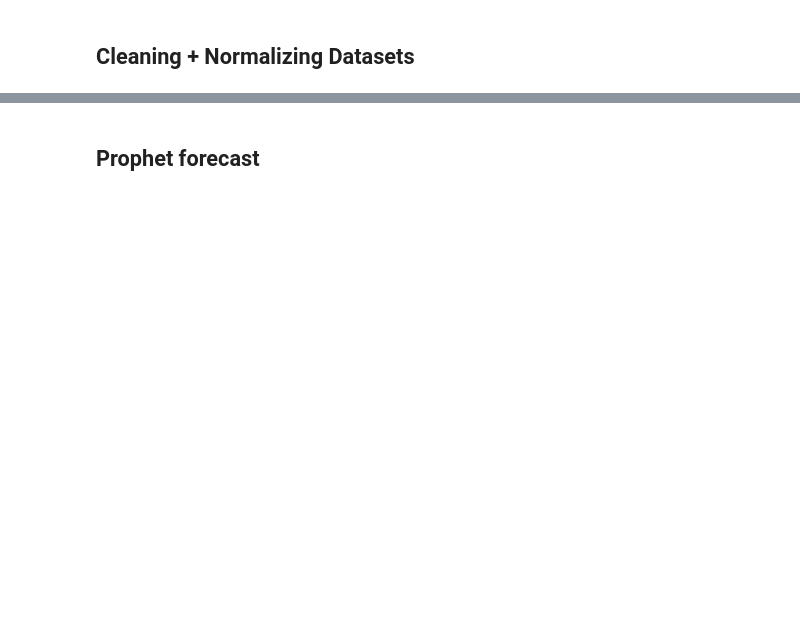
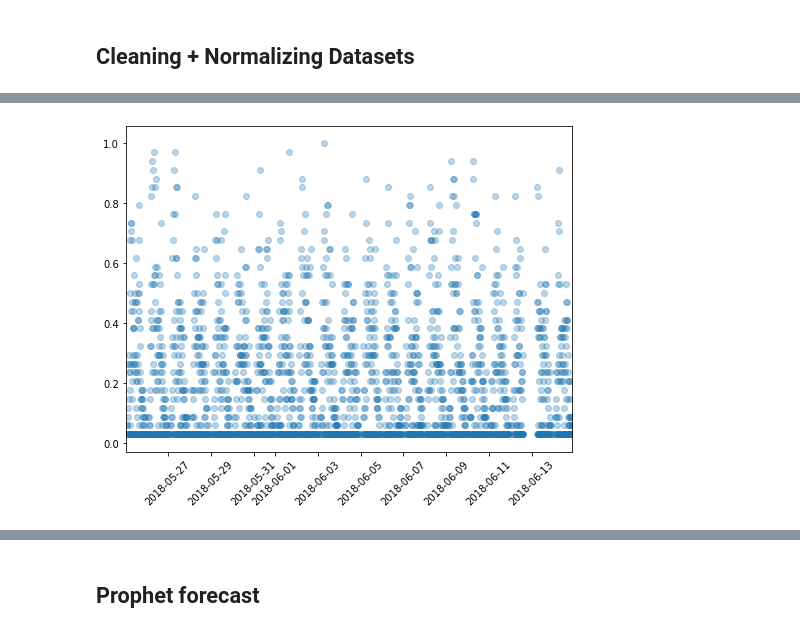
Before and after one commit to netlabufjf/timeseries-forecast, a Jupyter notebook: prophetAnalysis.ipynb, the cells around one changed output, grey strips where cells are left out. Cells and saved outputs as stored; diff of their text form; code cells hidden in the pictures; blank space fills up the shorter version.

```diff
--- a/prophetAnalysis.ipynb
+++ b/prophetAnalysis.ipynb
@@ -116,10 +131,12 @@ plot_time_points(evo_filtered_prophet)
 # %%
 modo_z_scores = stats.zscore(modo_prophet.y)
 abs_modo_z_scores = np.abs(modo_z_scores)
-filtered_modo_entries = (abs_modo_z_scores < 3)
+filtered_modo_entries = (abs_modo_z_scores < 4)
 modo_filtered_prophet = modo_prophet[filtered_modo_entries]
 modo_filtered_prophet.y /= modo_filtered_prophet.y.max()
 plot_time_points(modo_filtered_prophet)
+# %% [output]
+[figure, added]
 # %%
 c2g_z_scores = stats.zscore(c2g_prophet.y)
 abs_c2g_z_scores = np.abs(c2g_z_scores)
```
Also changed, not shown: parts of 25 cells of this notebook.
